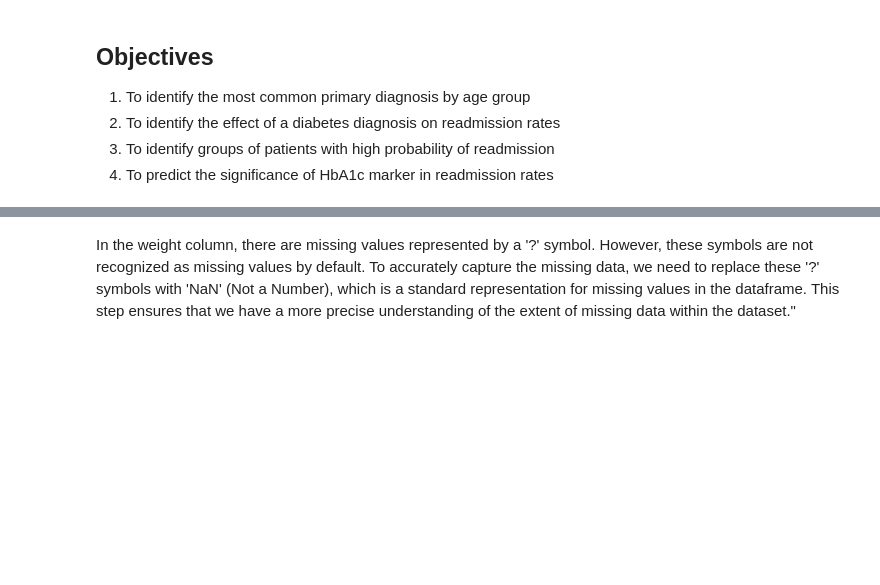
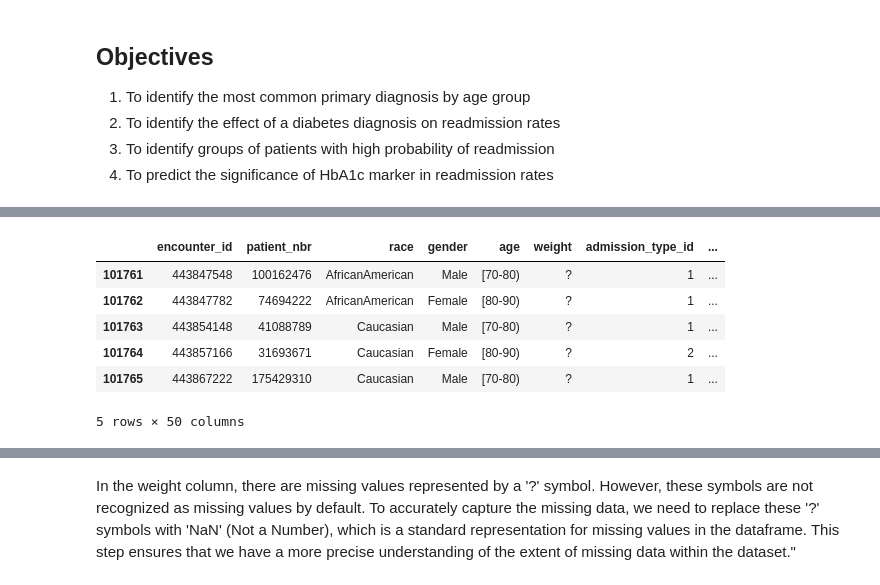
Before and after one commit to WendyMwiti/Diabetes_Readmissions, a Jupyter notebook: readmissions.ipynb, the cells around one changed output, grey strips where cells are left out. Cells and saved outputs as stored; diff of their text form; code cells hidden in the pictures; blank space fills up the shorter version.

```diff
--- a/readmissions.ipynb
+++ b/readmissions.ipynb
@@ -32,0 +49,10 @@ df.head()
+# %%
+df.tail()
+# %% [output]
+|  | encounter_id | patient_nbr | race | gender | age | weight | admission_type_id | ... |
+| 101761 | 443847548 | 100162476 | AfricanAmerican | Male | [70-80) | ? | 1 | ... |
+| 101762 | 443847782 | 74694222 | AfricanAmerican | Female | [80-90) | ? | 1 | ... |
+| 101763 | 443854148 | 41088789 | Caucasian | Male | [70-80) | ? | 1 | ... |
+| 101764 | 443857166 | 31693671 | Caucasian | Female | [80-90) | ? | 2 | ... |
+| 101765 | 443867222 | 175429310 | Caucasian | Male | [70-80) | ? | 1 | ... |
+5 rows × 50 columns
```
Also changed, not shown: parts of 16 cells of this notebook.
